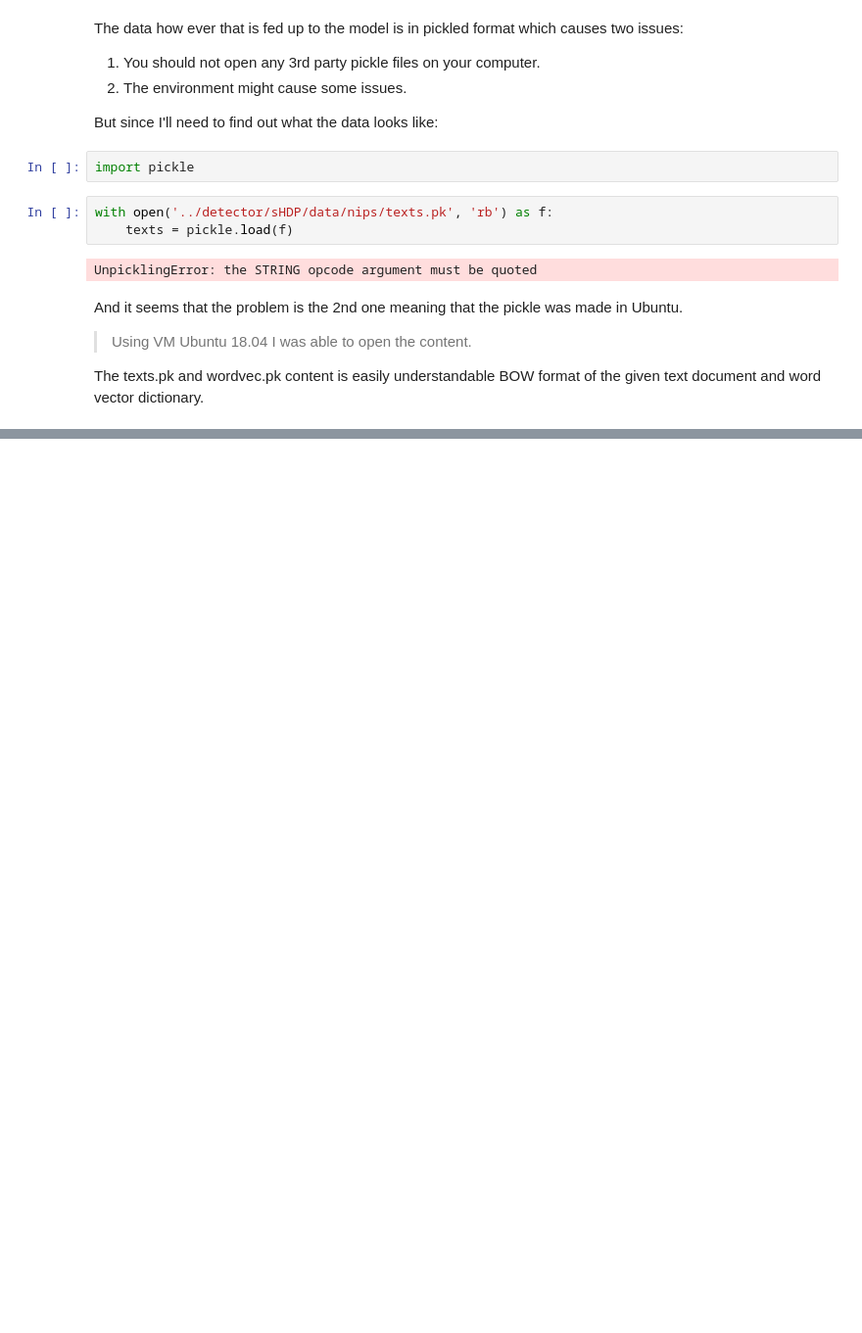
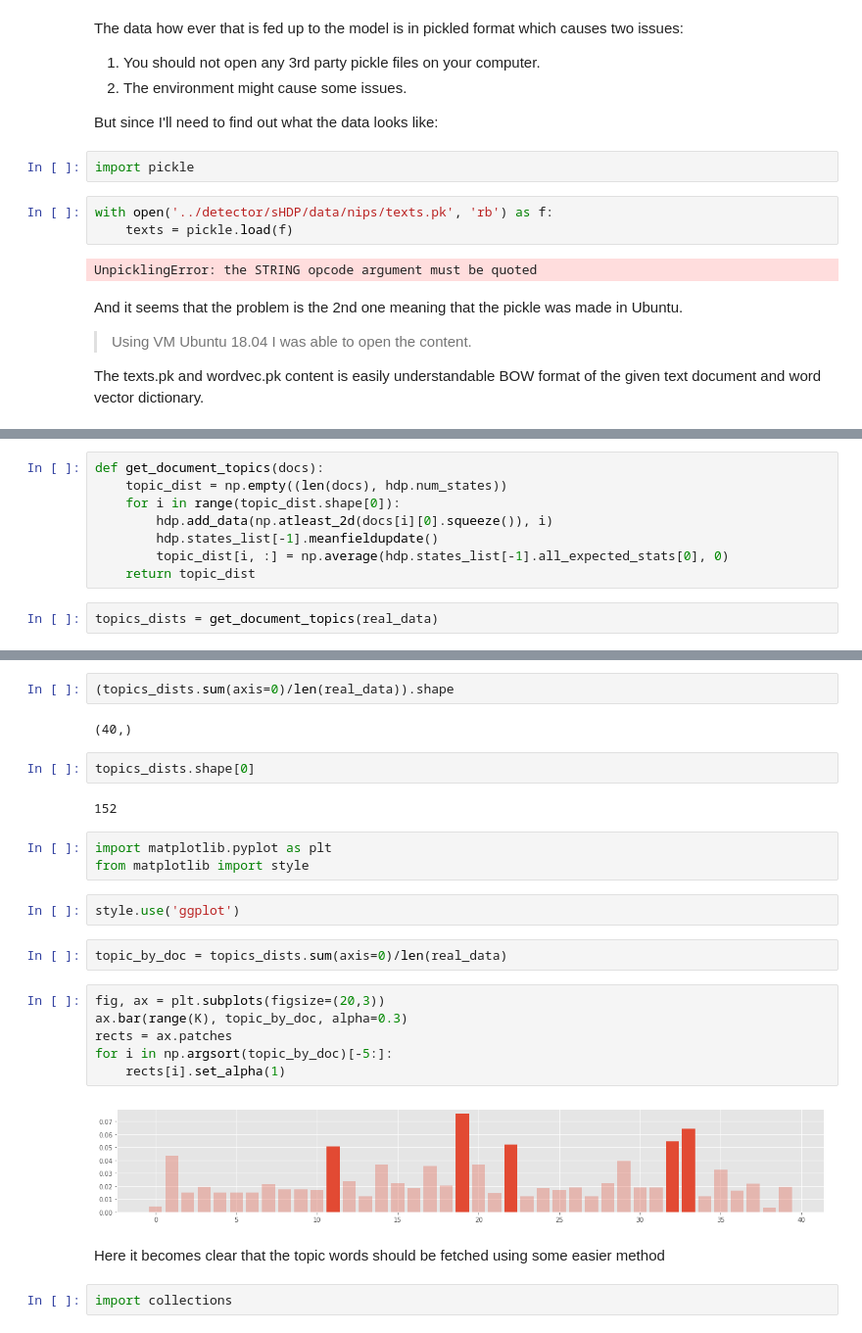
Before and after one commit to EemeliSaari/DeepTrends, a Jupyter notebook: bin/shdp_experiments.ipynb, the cells around one changed output, grey strips where cells are left out. Shown at 98% size. Cells and saved outputs as stored; diff of their text form; blank space fills up the shorter version.

```diff
--- a/bin/shdp_experiments.ipynb
+++ b/bin/shdp_experiments.ipynb
@@ -91,0 +202,10 @@ The texts.pk and wordvec.pk content is easily understandable BOW format of the g
+# %%
+def get_document_topics(docs):
+    topic_dist = np.empty((len(docs), hdp.num_states))
+    for i in range(topic_dist.shape[0]):
+        hdp.add_data(np.atleast_2d(docs[i][0].squeeze()), i)
+        hdp.states_list[-1].meanfieldupdate()
+        topic_dist[i, :] = np.average(hdp.states_list[-1].all_expected_stats[0], 0)
+    return topic_dist
+# %%
+topics_dists = get_document_topics(real_data)
@@ -91,0 +223,27 @@ The texts.pk and wordvec.pk content is easily understandable BOW format of the g
+# %%
+(topics_dists.sum(axis=0)/len(real_data)).shape
+# %% [output]
+(40,)
+# %%
+topics_dists.shape[0]
+# %% [output]
+152
+# %%
+import matplotlib.pyplot as plt
+from matplotlib import style
+# %%
+style.use('ggplot')
+# %%
+topic_by_doc = topics_dists.sum(axis=0)/len(real_data)
+# %%
+fig, ax = plt.subplots(figsize=(20,3))
+ax.bar(range(K), topic_by_doc, alpha=0.3)
+rects = ax.patches
+for i in np.argsort(topic_by_doc)[-5:]:
+    rects[i].set_alpha(1)
+# %% [output]
+[figure, added]
+# %% [markdown]
+Here it becomes clear that the topic words should be fetched using some easier method
+# %%
+import collections
```
Also changed, not shown: parts of 56 cells of this notebook.
